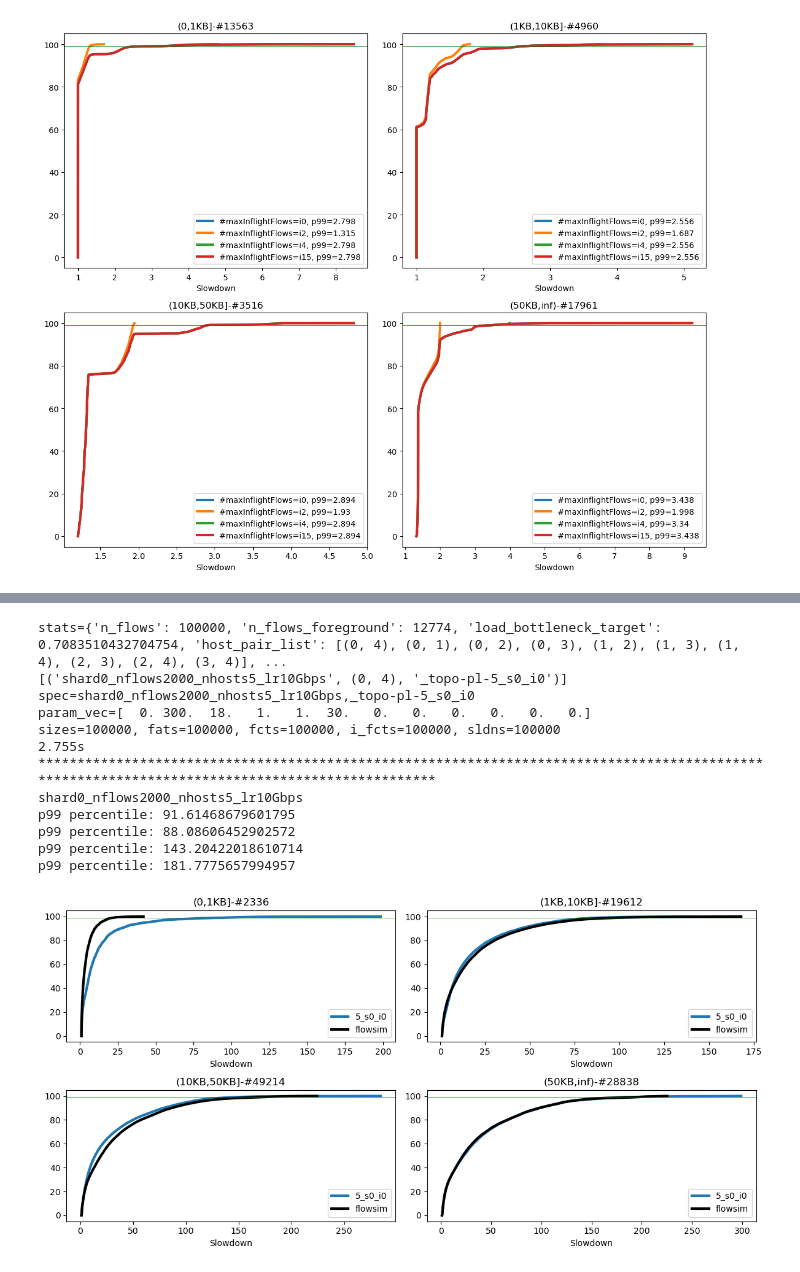
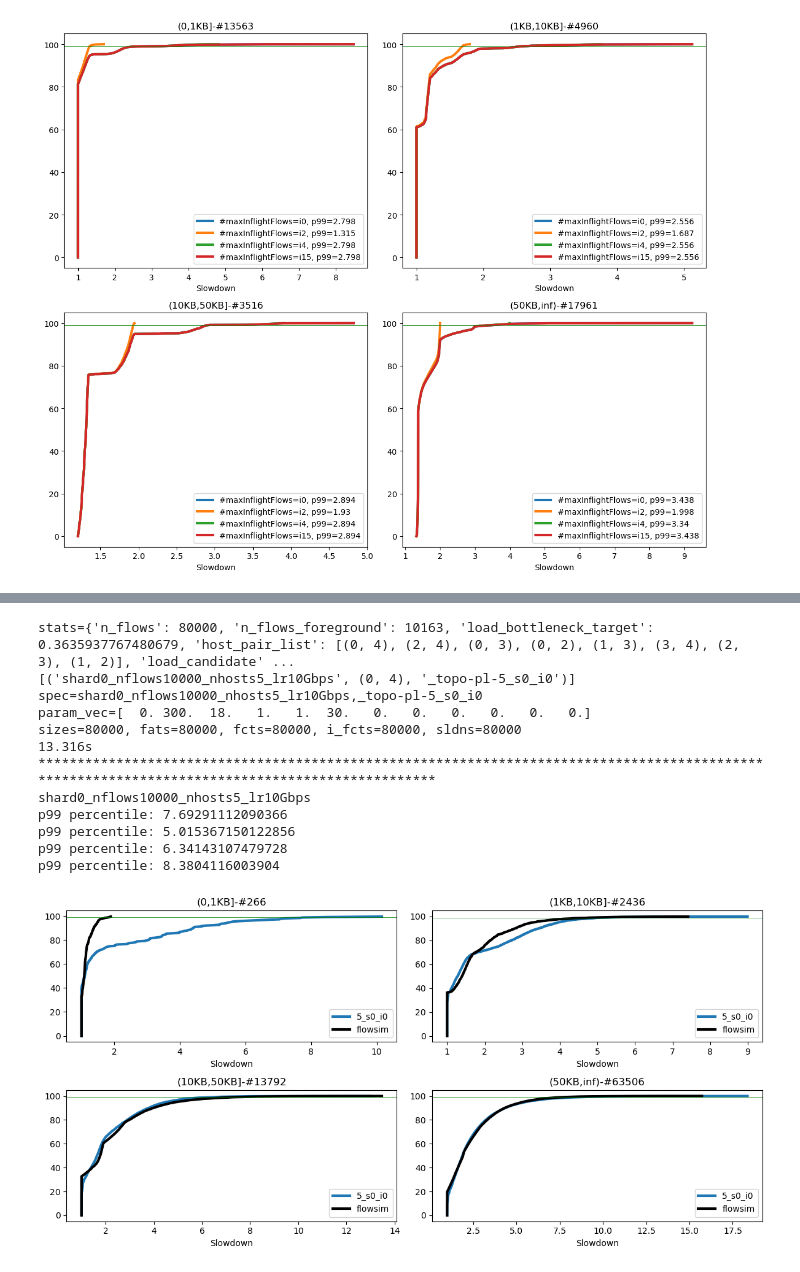
Before and after one commit to kwzhao/High-Precision-Congestion-Control, a Jupyter notebook: analysis/plt_path_check.ipynb, the cells around one changed output, grey strips where cells are left out. Saved outputs shown, nothing was run; the diff lists cells and outputs as text; code cells hidden in the pictures.

```diff
--- a/analysis/plt_path_check.ipynb
+++ b/analysis/plt_path_check.ipynb
@@ -396,7 +391,7 @@ dir_input=dir_input_synthetic
 data_list=[]
 for shard in np.arange(1):
 # for shard in [1,2,3,4]:
-    for n_flows in [2000]:
+    for n_flows in [10000]:
         for n_hosts in [5]:
             for shard_seed in [0]:
                 topo_type_cur=topo_type.replace("-x_",f"-{n_hosts}_")+"s%d_i0"%(shard_seed)
@@ -455,41 +450,41 @@ for spec_idx,(spec,src_dst_pair_target,topo_type) in enumerate(data_list):
     plt.figure(fig_index,figsize=(12, 6))
     for i in range(len(labels)):
         gt = np.extract(bin==i, sldns)
         # if spec_idx==0:
         gt_flowsim = np.extract(bin==i, sldns_flowsim)
         sample_list_flowsim=np.arange(len(gt_flowsim))
 
         print(f"p99 percentile: {np.percentile(gt,99)}")
         # sample_list=sorted(np.random.choice(np.arange(len(gt)),np.min([len(gt),100000]),replace=False))
         sample_list=np.arange(len(gt))
 
         plt.subplot(2, 2, i + 1)
         plt.title(f"{labels[i]}-#{len(gt)}")
         if(len(gt)==0): continue
         # plt.xlim([0, 16])
         plt.plot(np.sort(gt)[sample_list], (np.arange(len(gt))/len(gt)*100)[sample_list], label=dctcp_k_str, linewidth=3)
 
         # if spec_idx==0:
         plt.plot(np.sort(gt_flowsim)[sample_list_flowsim], (np.arange(len(gt_flowsim))/len(gt_flowsim)*100)[sample_list_flowsim], label="flowsim", linewidth=3,color='black')
 
         plt.axhline(99, color='green', linewidth=0.5)
         # plt.xscale('log')
         plt.xlabel('Slowdown')
         plt.legend()
         # plt.ylim([80, 100])
     plt.tight_layout()
     fig_index+=1
 # %% [output]
-stats={'n_flows': 100000, 'n_flows_foreground': 12774, 'load_bottleneck_target': 0.7083510432704754, 'host_pair_list': [(0, 4), (0, 1), (0, 2), (0, 3), (1, 2), (1, 3), (1, 4), (2, 3), (2, 4), (3, 4)], ...
-[('shard0_nflows2000_nhosts5_lr10Gbps', (0, 4), '_topo-pl-5_s0_i0')]
-spec=shard0_nflows2000_nhosts5_lr10Gbps,_topo-pl-5_s0_i0
+stats={'n_flows': 80000, 'n_flows_foreground': 10163, 'load_bottleneck_target': 0.3635937767480679, 'host_pair_list': [(0, 4), (2, 4), (0, 3), (0, 2), (1, 3), (3, 4), (2, 3), (1, 2)], 'load_candidate' ...
+[('shard0_nflows10000_nhosts5_lr10Gbps', (0, 4), '_topo-pl-5_s0_i0')]
+spec=shard0_nflows10000_nhosts5_lr10Gbps,_topo-pl-5_s0_i0
 param_vec=[  0. 300.  18.   1.   1.  30.   0.   0.   0.   0.   0.   0.]
-sizes=100000, fats=100000, fcts=100000, i_fcts=100000, sldns=100000
-2.755s
+sizes=80000, fats=80000, fcts=80000, i_fcts=80000, sldns=80000
+13.316s
 ************************************************************************************************************************************************
-shard0_nflows2000_nhosts5_lr10Gbps
-p99 percentile: 91.61468679601795
-p99 percentile: 88.08606452902572
-p99 percentile: 143.20422018610714
-p99 percentile: 181.7775657994957
+shard0_nflows10000_nhosts5_lr10Gbps
+p99 percentile: 7.69291112090366
+p99 percentile: 5.015367150122856
+p99 percentile: 6.34143107479728
+p99 percentile: 8.3804116003904
-[figure, old version]
+[figure, new version]
```
Also changed, not shown: parts of 1 cell of this notebook, 3 other files.
